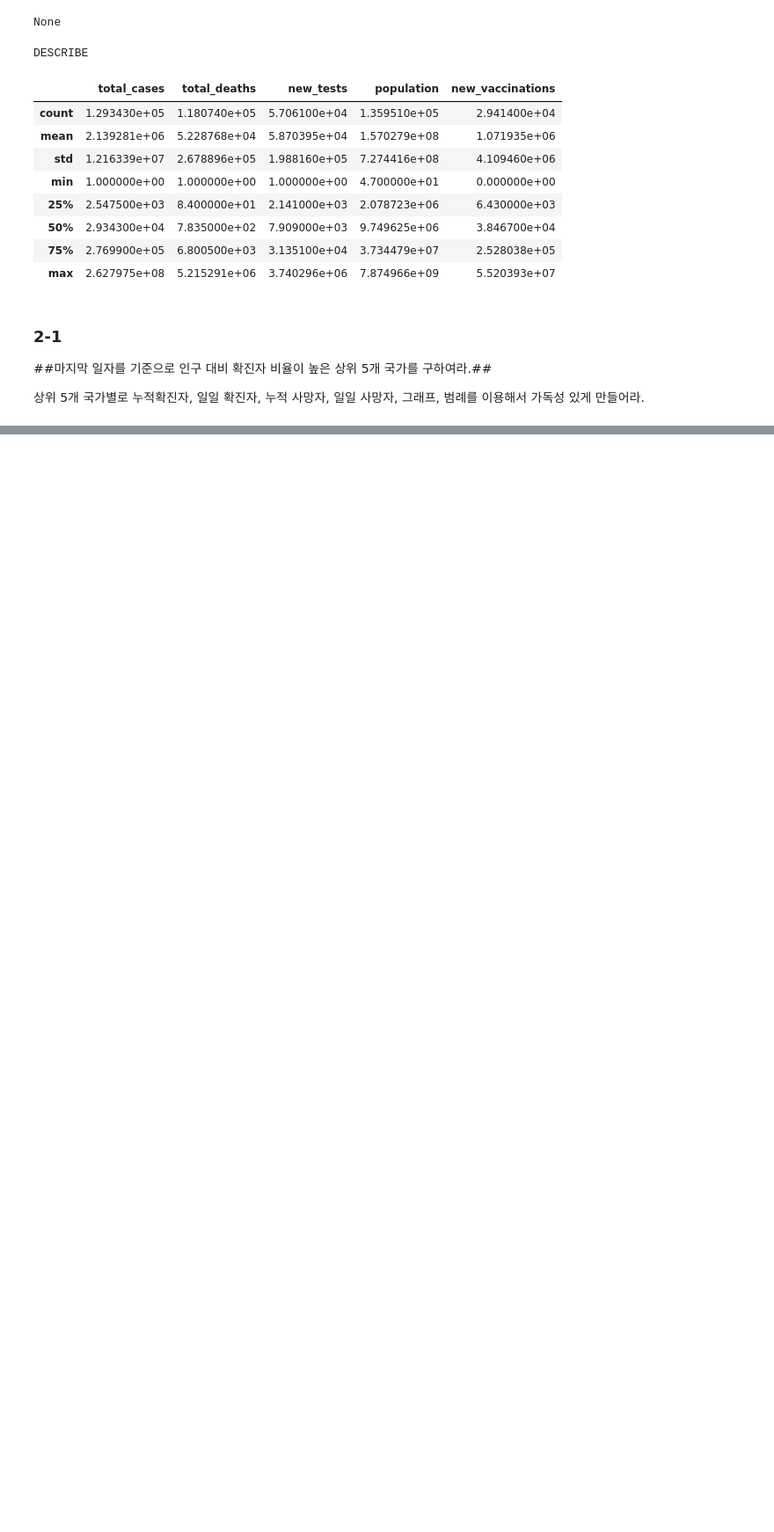
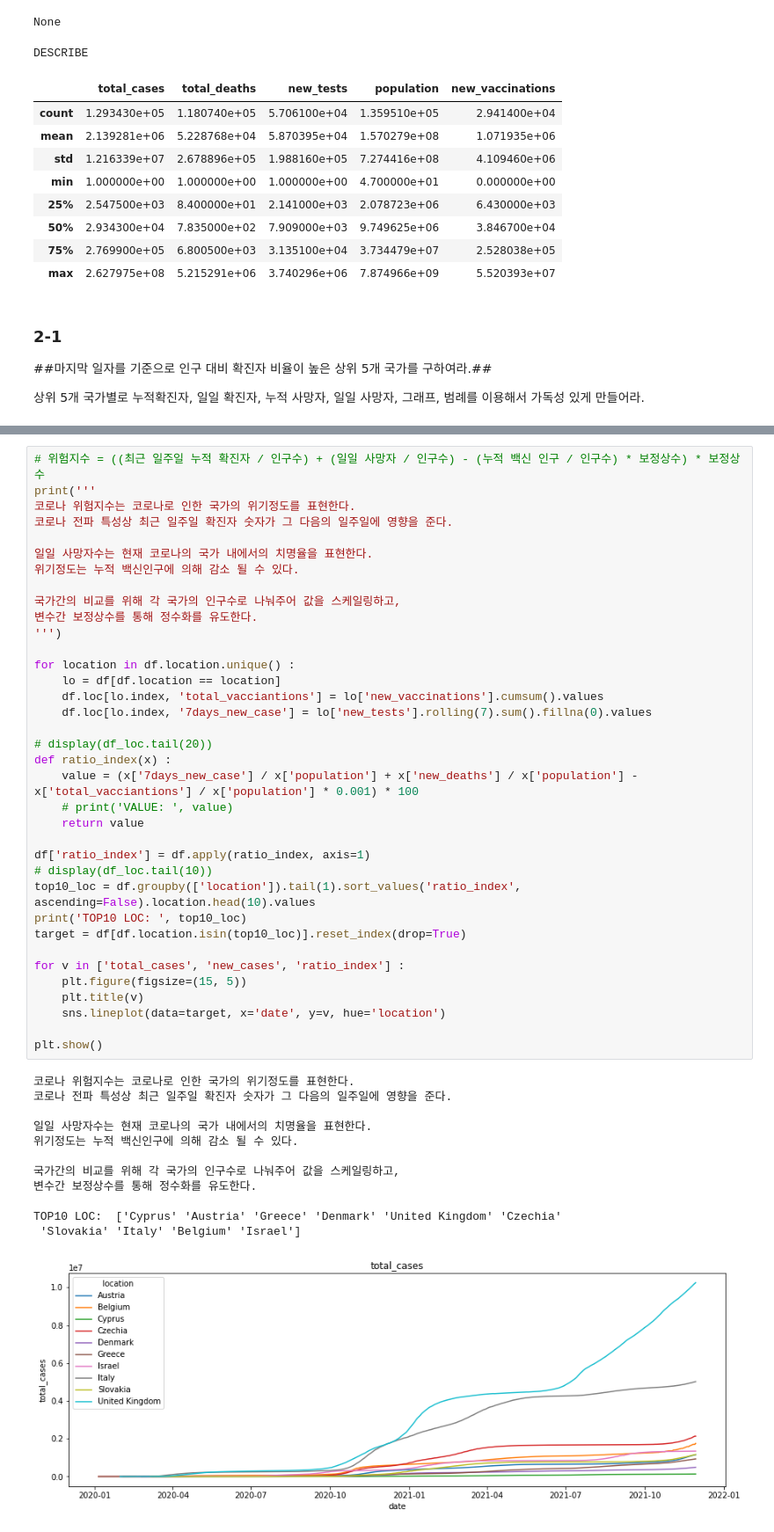
Before and after one commit to johyunkang/adp_certificate, a Jupyter notebook: adp_17.ipynb, the cells around one changed output, grey strips where cells are left out. Shown at 88% size. Saved outputs shown, nothing was run; the diff lists cells and outputs as text; blank space fills up the shorter version.

```diff
--- a/adp_17.ipynb
+++ b/adp_17.ipynb
@@ -422,0 +473,49 @@ for v in ['total_cases','new_cases','total_deaths','new_deaths']:
+# %%
+# 위험지수 = ((최근 일주일 누적 확진자 / 인구수) + (일일 사망자 / 인구수) - (누적 백신 인구 / 인구수) * 보정상수) * 보정상수
+print('''
+코로나 위험지수는 코로나로 인한 국가의 위기정도를 표현한다.
+코로나 전파 특성상 최근 일주일 확진자 숫자가 그 다음의 일주일에 영향을 준다.
+
+일일 사망자수는 현재 코로나의 국가 내에서의 치명율을 표현한다.
+위기정도는 누적 백신인구에 의해 감소 될 수 있다.
+
+국가간의 비교를 위해 각 국가의 인구수로 나눠주어 값을 스케일링하고,
+변수간 보정상수를 통해 정수화를 유도한다.
+''')
+
+for location in df.location.unique() :
+    lo = df[df.location == location]
+    df.loc[lo.index, 'total_vacciantions'] = lo['new_vaccinations'].cumsum().values
+    df.loc[lo.index, '7days_new_case'] = lo['new_tests'].rolling(7).sum().fillna(0).values
+
+# display(df_loc.tail(20))
+def ratio_index(x) :
+    value = (x['7days_new_case'] / x['population'] + x['new_deaths'] / x['population'] - x['total_vacciantions'] / x['population'] * 0.001) * 100
+    # print('VALUE: ', value)
+    return value
+
+df['ratio_index'] = df.apply(ratio_index, axis=1)
+# display(df_loc.tail(10))
+top10_loc = df.groupby(['location']).tail(1).sort_values('ratio_index', ascending=False).location.head(10).values
+print('TOP10 LOC: ', top10_loc)
+target = df[df.location.isin(top10_loc)].reset_index(drop=True)
+
+for v in ['total_cases', 'new_cases', 'ratio_index'] :
+    plt.figure(figsize=(15, 5))
+    plt.title(v)
+    sns.lineplot(data=target, x='date', y=v, hue='location')
+
+plt.show()
+# %% [output]
+코로나 위험지수는 코로나로 인한 국가의 위기정도를 표현한다.
+코로나 전파 특성상 최근 일주일 확진자 숫자가 그 다음의 일주일에 영향을 준다.
+
+일일 사망자수는 현재 코로나의 국가 내에서의 치명율을 표현한다.
+위기정도는 누적 백신인구에 의해 감소 될 수 있다.
+
+국가간의 비교를 위해 각 국가의 인구수로 나눠주어 값을 스케일링하고,
+변수간 보정상수를 통해 정수화를 유도한다.
+
+TOP10 LOC:  ['Cyprus' 'Austria' 'Greece' 'Denmark' 'United Kingdom' 'Czechia'
+ 'Slovakia' 'Italy' 'Belgium' 'Israel']
+[figure, added]
```
Also changed, not shown: parts of 8 cells of this notebook.
